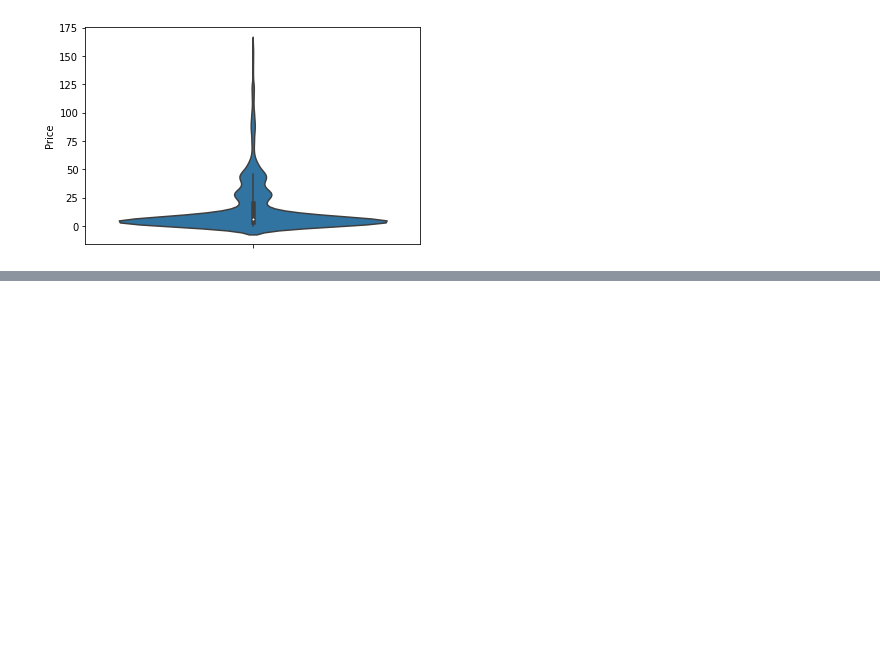
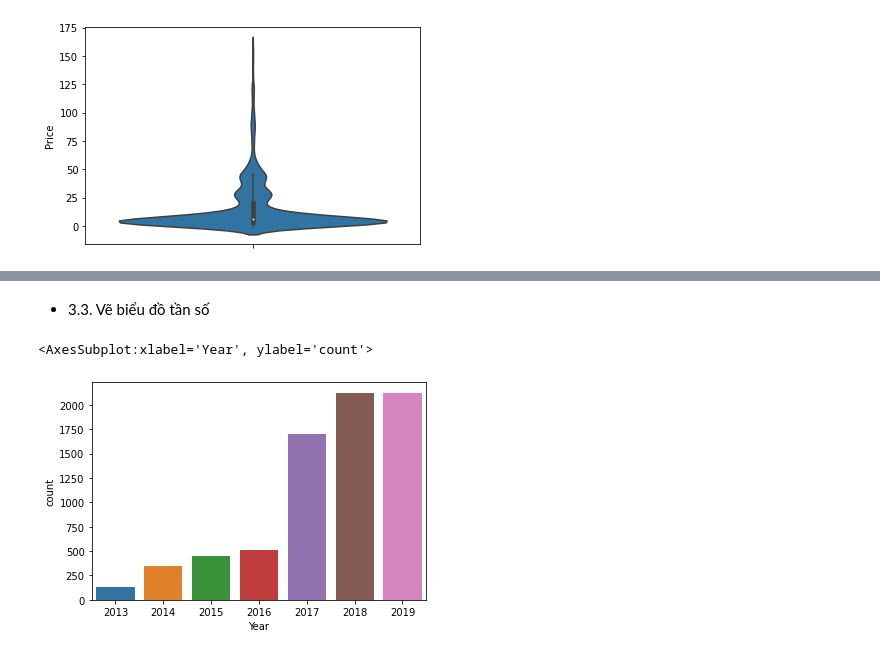
Before and after one commit to anhpt1993/DA_Visualization3_Thuchanh_1, a Jupyter notebook: Visual3_FoodPrice.ipynb, the cells around one changed output, grey strips where cells are left out. Saved outputs shown, nothing was run; the diff lists cells and outputs as text; code cells hidden in the pictures; blank space fills up the shorter version.

```diff
--- a/Visual3_FoodPrice.ipynb
+++ b/Visual3_FoodPrice.ipynb
@@ -140,0 +145,8 @@ sns.violinplot(y = "Price", data = df)
+# %% [markdown]
+- 3.3. Vẽ biểu đồ tần số
+# %%
+# Biểu đồ tần số cho các sản phẩm theo năm
+sns.countplot(x = "Year", data = df)
+# %% [output]
+<AxesSubplot:xlabel='Year', ylabel='count'>
+[figure, added]
```
Also changed, not shown: parts of 6 cells of this notebook.
